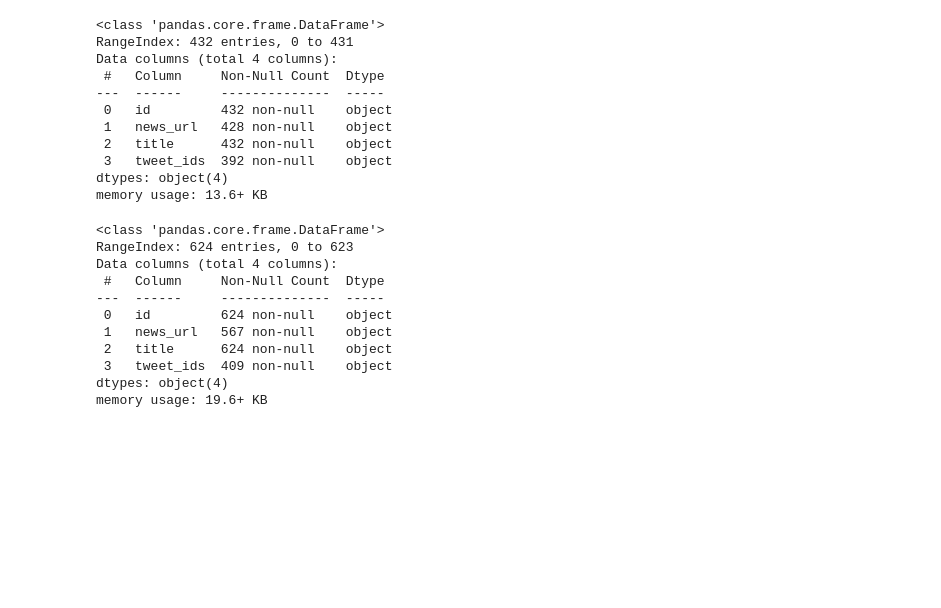
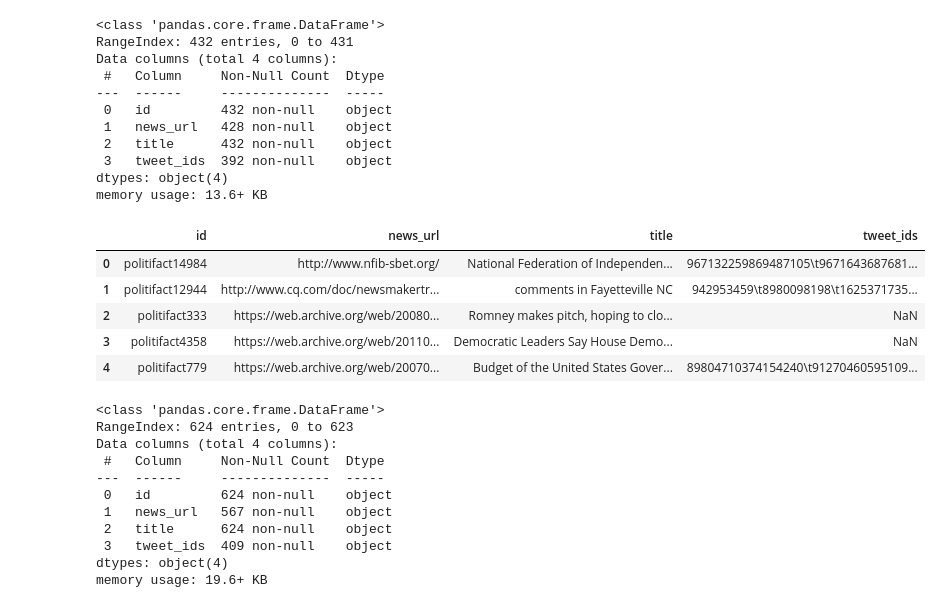
Before and after one commit to celdot/fake_news_bsky_detector, a Jupyter notebook: historical_features_pipeline.ipynb, the cells around one changed output. Drawn from its saved outputs; the diff is of its cells as text; code cells hidden in the pictures; blank space fills up the shorter version.

```diff
--- a/historical_features_pipeline.ipynb
+++ b/historical_features_pipeline.ipynb
@@ -151,5 +28,13 @@ memory usage: 13.6+ KB
 # %%
 politifact_real = pd.read_csv("FakeNewsNet/politifact_real.csv")
+politifact_real.head()
+# %% [output]
+|  | id | news_url | title | tweet_ids |
+| 0 | politifact14984 | http://www.nfib-sbet.org/ | National Federation of Independen... | 967132259869487105\t9671643687681... |
+| 1 | politifact12944 | http://www.cq.com/doc/newsmakertr... | comments in Fayetteville NC | 942953459\t8980098198\t1625371735... |
+| 2 | politifact333 | https://web.archive.org/web/20080... | Romney makes pitch, hoping to clo... | NaN |
+| 3 | politifact4358 | https://web.archive.org/web/20110... | Democratic Leaders Say House Demo... | NaN |
+| 4 | politifact779 | https://web.archive.org/web/20070... | Budget of the United States Gover... | 89804710374154240\t91270460595109... |
 # %%
 politifact_real.info()
 # %% [output]
```
Also changed, not shown: parts of 41 cells of this notebook, 3 other files.
